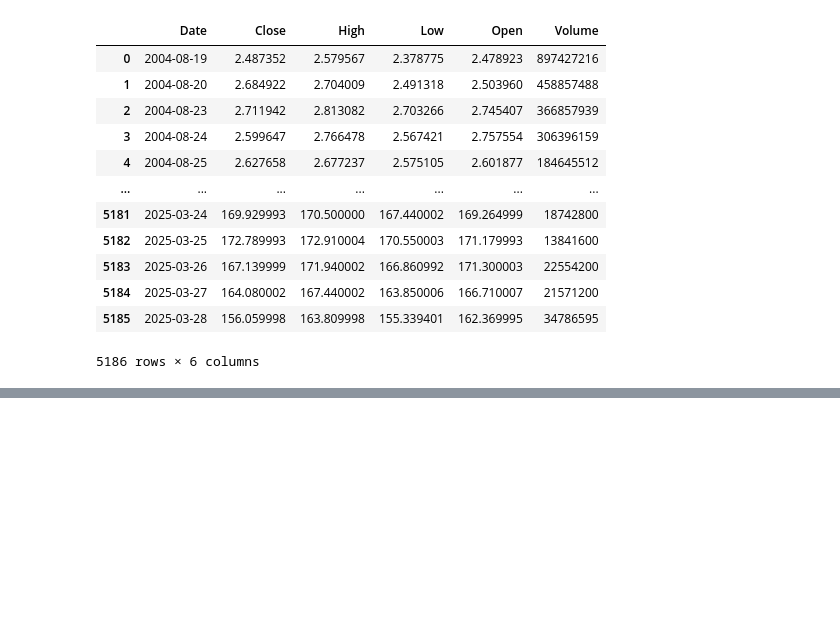
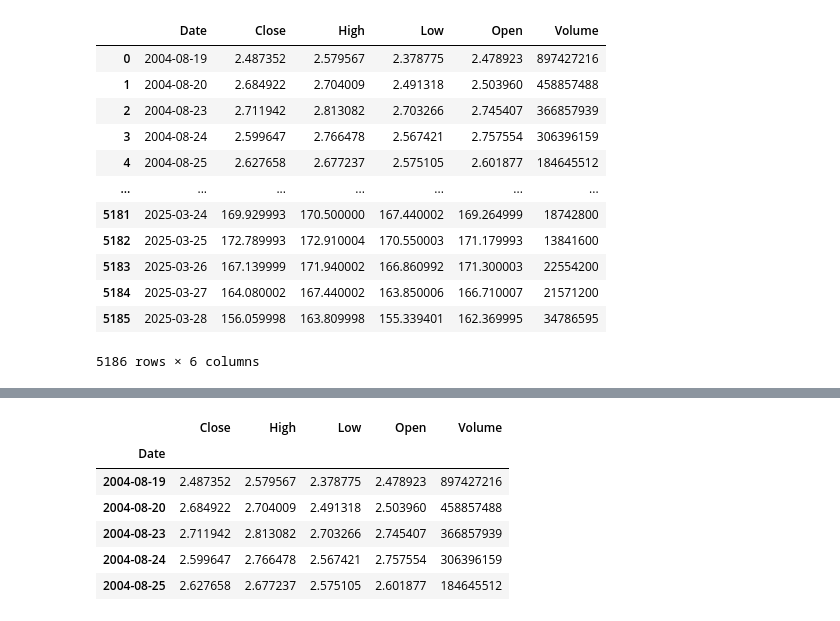
Before and after one commit to KarthikeyanBaskaran/StockPrediction, a Jupyter notebook: Capstone_GOOG.ipynb, the cells around one changed output, grey strips where cells are left out. Cells and saved outputs as stored; diff of their text form; code cells hidden in the pictures; blank space fills up the shorter version.

```diff
--- a/Capstone_GOOG.ipynb
+++ b/Capstone_GOOG.ipynb
@@ -605,0 +653,12 @@ df
+# %%
+temp = GOOG
+temp.set_index("Date", inplace=True)
+temp.head()
+# %% [output]
+|  | Close | High | Low | Open | Volume |
+| Date |  |  |  |  |  |
+| 2004-08-19 | 2.487352 | 2.579567 | 2.378775 | 2.478923 | 897427216 |
+| 2004-08-20 | 2.684922 | 2.704009 | 2.491318 | 2.503960 | 458857488 |
+| 2004-08-23 | 2.711942 | 2.813082 | 2.703266 | 2.745407 | 366857939 |
+| 2004-08-24 | 2.599647 | 2.766478 | 2.567421 | 2.757554 | 306396159 |
+| 2004-08-25 | 2.627658 | 2.677237 | 2.575105 | 2.601877 | 184645512 |
```
Also changed, not shown: parts of 31 cells of this notebook.
